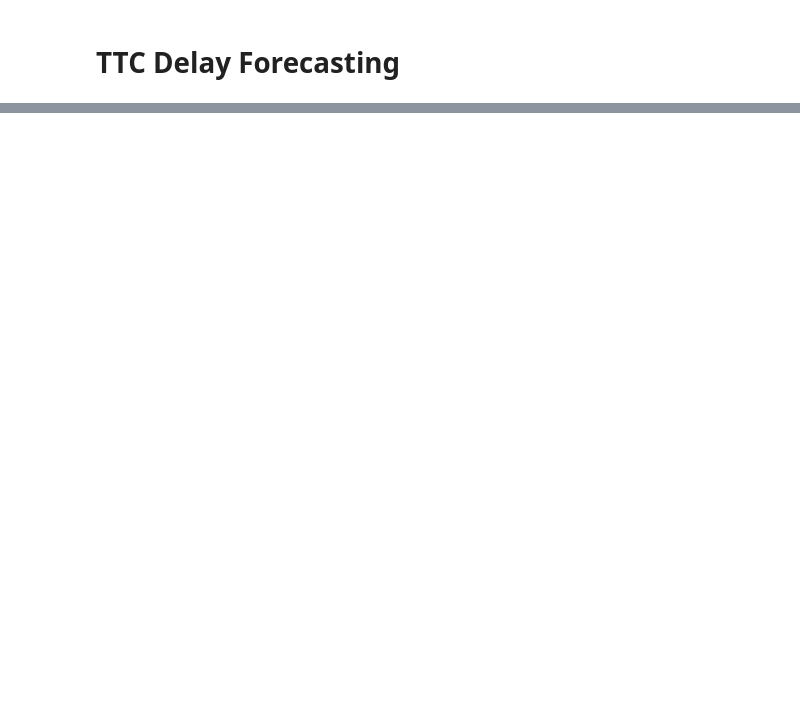
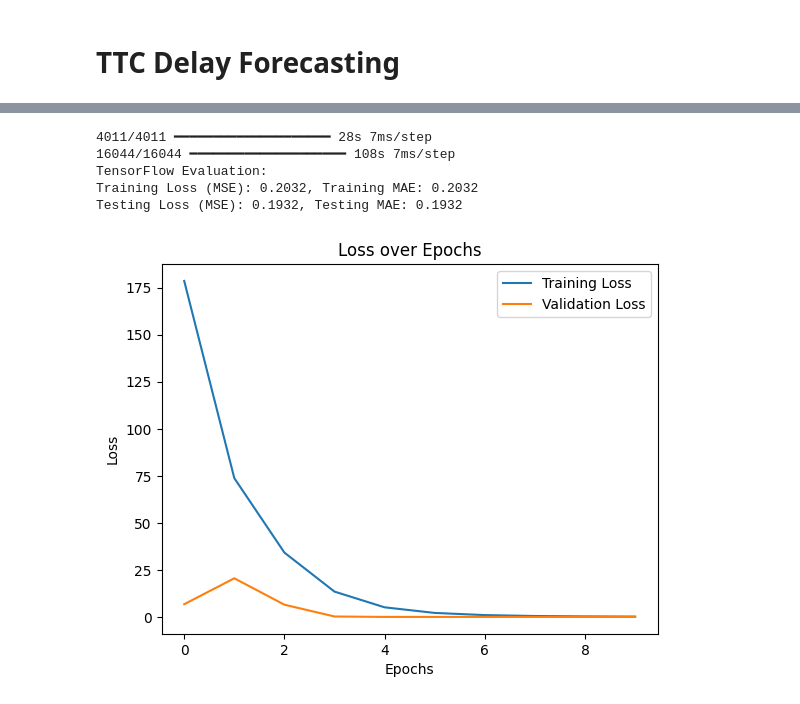
Before and after one commit to jaden-hong/AISE4010_project, a Jupyter notebook: ttc_project.ipynb, the cells around one changed output, grey strips where cells are left out. Saved outputs shown, nothing was run; the diff lists cells and outputs as text; code cells hidden in the pictures; blank space fills up the shorter version.

```diff
--- a/ttc_project.ipynb
+++ b/ttc_project.ipynb
@@ -314,0 +643,31 @@ test_model(history,lstm_model,X_train, X_test, y_train, y_test)
+# %%
+#Testing model:
+# getting predictions of model:
+y_test_pred = rnn_model.predict(X_test)
+y_train_pred = rnn_model.predict(X_train)
+
+train_loss, train_mae = rnn_model.evaluate(X_train, y_train, verbose=0)
+test_loss, test_mae = rnn_model.evaluate(X_test, y_test, verbose=0)
+
+# # print("Predictions:", y_pred)
+
+# Print model evaluation results
+print(f"TensorFlow Evaluation:")
+print(f"Training Loss (MSE): {train_loss:.4f}, Training MAE: {train_mae:.4f}")
+print(f"Testing Loss (MSE): {test_loss:.4f}, Testing MAE: {test_mae:.4f}")
+
+
+plt.plot(rnn_history.history['loss'], label='Training Loss')
+plt.plot(rnn_history.history['val_loss'], label='Validation Loss')
+plt.title('Loss over Epochs')
+plt.xlabel('Epochs')
+plt.ylabel('Loss')
+plt.legend()
+plt.show()
+# %% [output]
+4011/4011 ━━━━━━━━━━━━━━━━━━━━ 28s 7ms/step
+16044/16044 ━━━━━━━━━━━━━━━━━━━━ 108s 7ms/step
+TensorFlow Evaluation:
+Training Loss (MSE): 0.2032, Training MAE: 0.2032
+Testing Loss (MSE): 0.1932, Testing MAE: 0.1932
+[figure, added]
```
Also changed, not shown: parts of 14 cells of this notebook.
